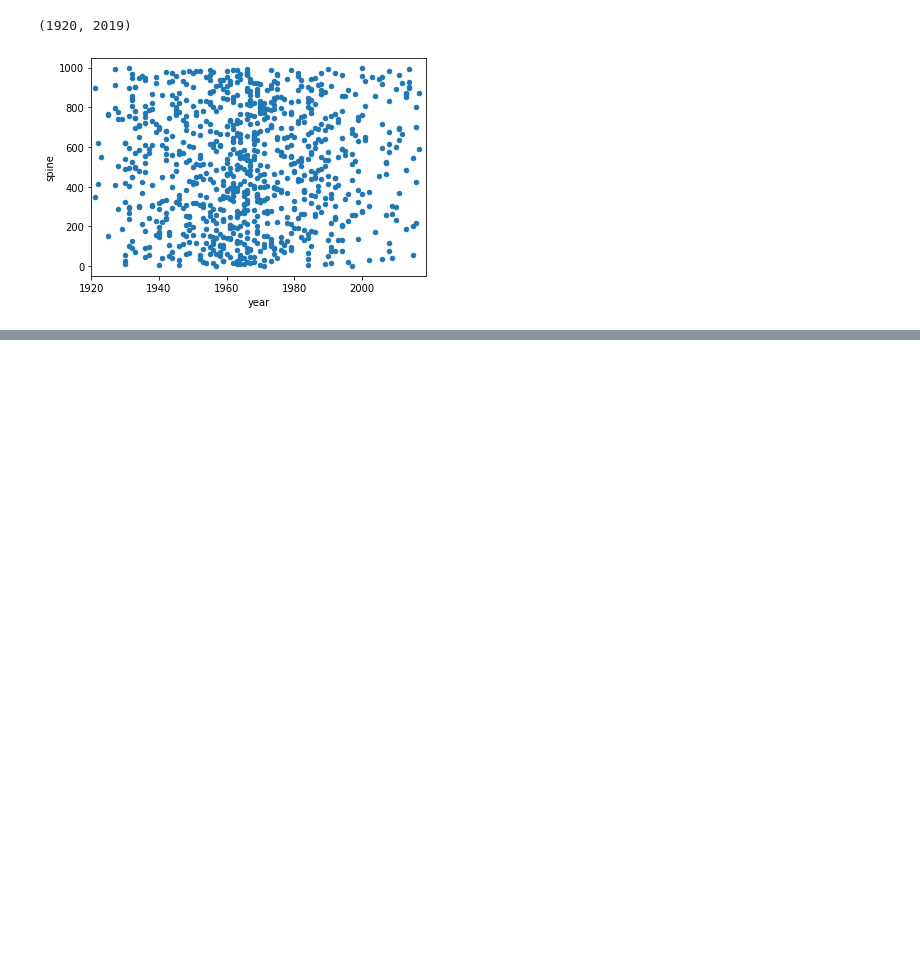
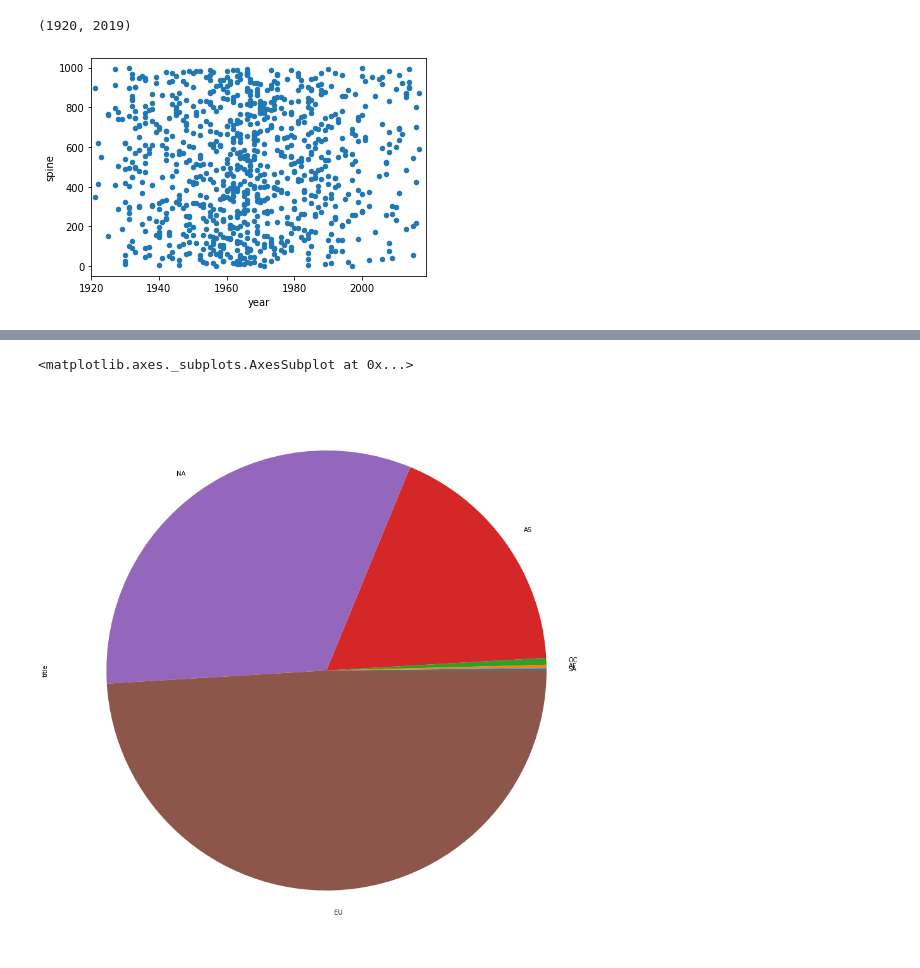
Before and after one commit to talola612/data-studio-projects, a Jupyter notebook: Criterion Channel/Analysis.ipynb, the cells around one changed output, grey strips where cells are left out. Saved outputs shown, nothing was run; the diff lists cells and outputs as text; code cells hidden in the pictures; blank space fills up the shorter version.

```diff
--- a/Criterion Channel/Analysis.ipynb
+++ b/Criterion Channel/Analysis.ipynb
@@ -313,0 +360,5 @@ sns.scatterplot(data = film_df, x = 'spine', y = '')
+# %%
+merge.groupby('continent').title.count().sort_values(ascending = True).plot(kind = 'pie', figsize = (20, 16))
+# %% [output]
+<matplotlib.axes._subplots.AxesSubplot at 0x...>
+[figure, added]
```
Also changed, not shown: parts of 7 cells of this notebook, 14 other files.
